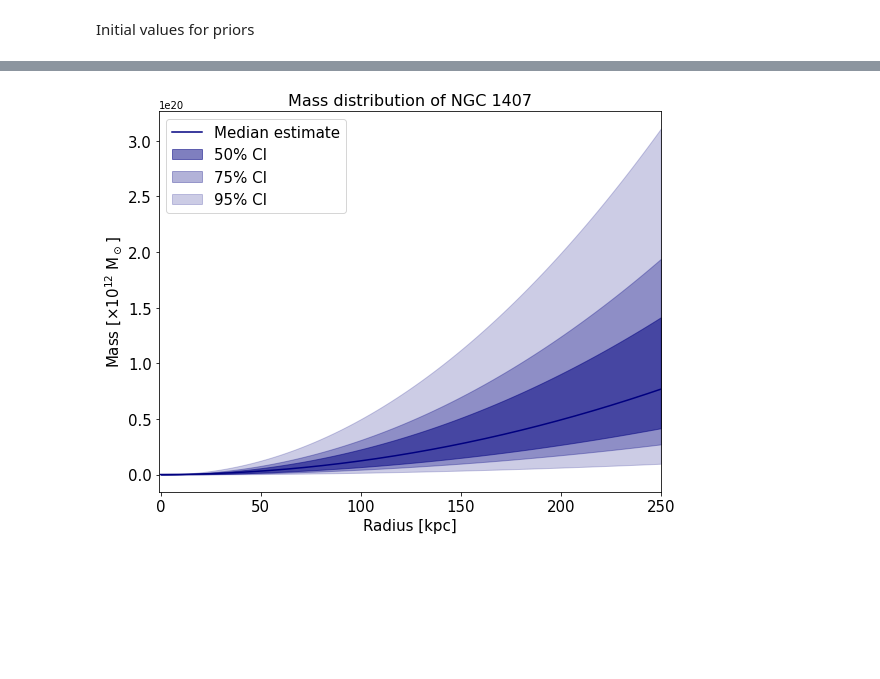
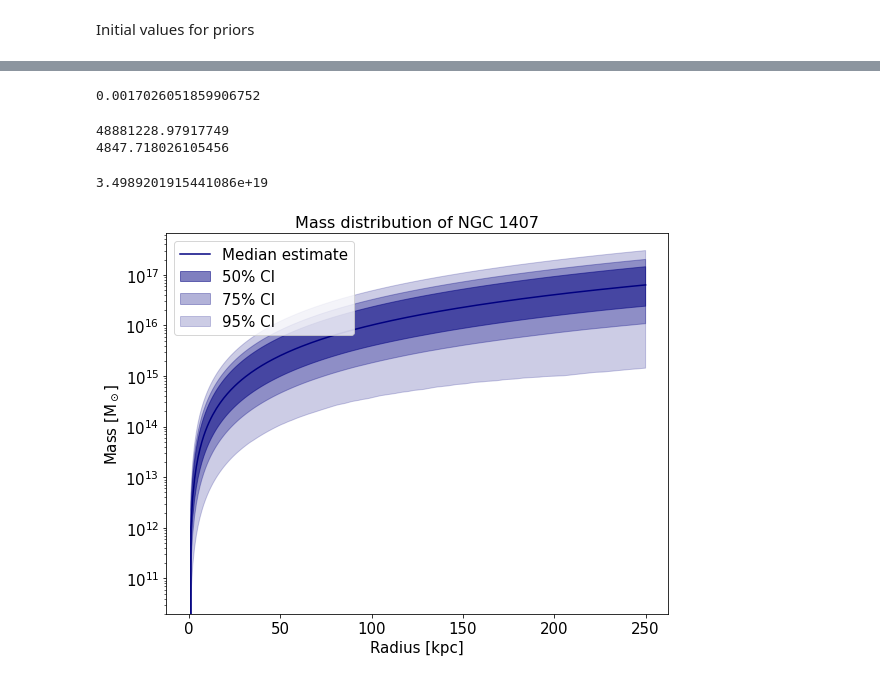
Before and after one commit to samberek/ast1501, a Jupyter notebook: pystan_ngc1407.ipynb, the cells around one changed output, grey strips where cells are left out. Cells and saved outputs as stored; diff of their text form; code cells hidden in the pictures; blank space fills up the shorter version.

```diff
--- a/pystan_ngc1407.ipynb
+++ b/pystan_ngc1407.ipynb
@@ -66,7 +36,7 @@ Data needs to be in a dictionary to be passed to Stan
 standata = {
     'N': len(data),
 
-    'r_obs': data['RAD'],
+    'r_obs': radius_kpc,
     'rv_obs': los_vel,
     'rv_err': data['RV_err'],
 }
@@ -118,0 +69,21 @@ WARNING:pystan:Try running with adapt_delta larger than 0.8 to remove the diverg
+# %%
+adapt = {
+    'adapt_delta': 0.95,
+    'max_treedepth': 12
+}
+# %%
+fit = sm.sampling(data=standata,
+                  init=initial_values,
+                  n_jobs = 1,
+                  #thin = 50, #trying this to un-stick it
+                  iter=6000, #best value here? a few thousand?
+                  #chains=1, #1 for diagnostics
+                  control = adapt,
+                  #warmup=500,
+                  #seed=101,
+                  verbose=True
+                 )
+
+
+#it initializes when I divide the radii by 4 but not by 3...max values of 28 vs 37
+#nan values at 13 and 2 more
@@ -167,29 +210,46 @@ def mass_enclosed(r, samples, full=False):
 
     masses = first*second
 
-    if full:
-        return masses
+#     if full:
+#         return masses
 
     return np.quantile(masses, [0.025, 0.125, 0.25, 0.5, 0.75, 0.875, 0.975]) # quantiles that we want to get
+# %%
+(200/4847)**2
+# %% [output]
+0.0017026051859906752
+# %%
+print(np.mean(la['rho0']))
+print(np.mean(la['a']))
+# %% [output]
+48881228.97917749
+4847.718026105456
+# %%
+total = 2*np.pi*np.mean(la['rho0'])*np.mean(la['a'])**3
+print(total)
+# %% [output]
+3.4989201915441086e+19
 # %%
 plt.figure(figsize=(9, 7))
 radii = np.arange(251) # up to 250 kpc
 masses = np.zeros((len(radii), 7))
 
 for r in radii:
     masses[r] = mass_enclosed(r, la) # 251 x 7 array of various quantiles of masses at different radii
 
 plt.plot(radii, masses[:, 3], c='navy', label='Median estimate')
 plt.fill_between(radii, masses[:, 2], masses[:, 4], alpha=0.5, color='navy', label='50% CI')
 plt.fill_between(radii, masses[:, 1], masses[:, 5], alpha=0.3, color='navy', label='75% CI')
 plt.fill_between(radii, masses[:, 0], masses[:, 6], alpha=0.2, color='navy', label='95% CI')
 
 plt.legend(loc='upper left', fontsize=15)
 plt.title('Mass distribution of NGC 1407', fontsize=16)
 plt.xlabel('Radius [kpc]', fontsize=15)
-plt.ylabel(r'Mass [$\times 10^{12}$ M$_\odot$]', fontsize=15)
-plt.xlim(-1, 250)
+plt.ylabel(r'Mass [M$_\odot$]', fontsize=15)
+#plt.xlim(-1, 100)
+plt.yscale('log')
 plt.xticks(size=15)
-plt.yticks(size=15);
+plt.yticks(size=15)
+#plt.savefig('/Users/samberek/Courses/1501project/results/mass_dists/singlehernquist_log3.pdf')
 # %% [output]
-[figure, old version]
+[figure, new version]
```
Also changed, not shown: parts of 18 cells of this notebook, 2 other files.
